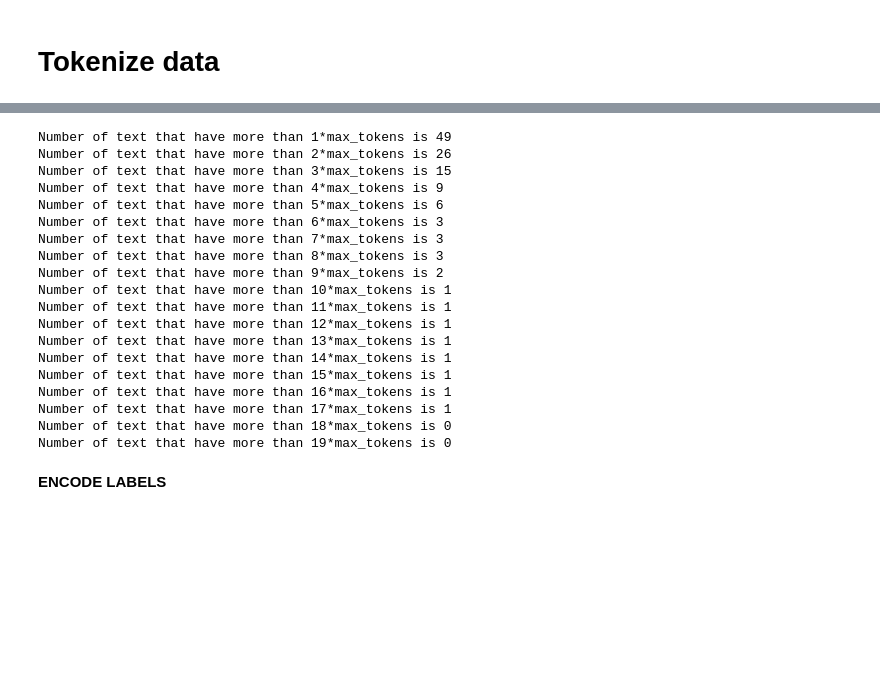
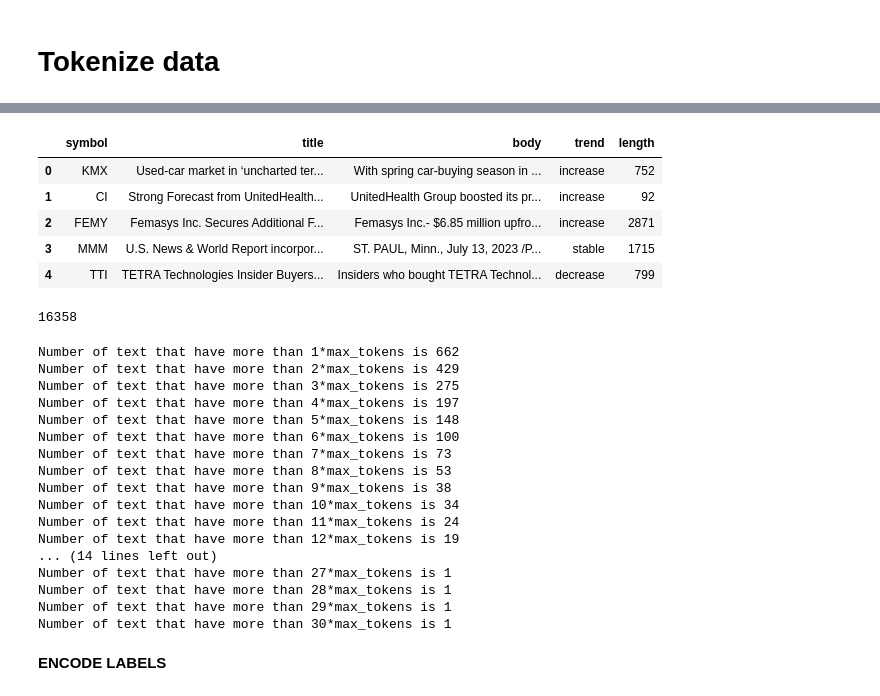
Before and after one commit to radup5/SentStock, a Jupyter notebook: COMP0087.ipynb, the cells around one changed output, grey strips where cells are left out. Drawn from its saved outputs; the diff is of its cells as text; code cells hidden in the pictures; blank space fills up the shorter version.

```diff
--- a/COMP0087.ipynb
+++ b/COMP0087.ipynb
@@ -81,8 +164,8 @@ df
 # %%
-# select stocks
-ticker = 'AAPL'
+# # select stocks
+# ticker = 'AAPL'
 
-df = df[df['symbol'] == ticker]
+# df = df[df['symbol'] == ticker]
 
-df = df.reset_index(drop=True)
-df
+# df = df.reset_index(drop=True)
+# df
@@ -178,0 +230,9 @@ Token indices sequence length is longer than the specified maximum sequence leng
+# %%
+df.head()
+# %% [output]
+|  | symbol | title | body | trend | length |
+| 0 | KMX | Used-car market in ‘uncharted ter... | With spring car-buying season in ... | increase | 752 |
+| 1 | CI | Strong Forecast from UnitedHealth... | UnitedHealth Group boosted its pr... | increase | 92 |
+| 2 | FEMY | Femasys Inc. Secures Additional F... | Femasys Inc.- $6.85 million upfro... | increase | 2871 |
+| 3 | MMM | U.S. News & World Report incorpor... | ST. PAUL, Minn., July 13, 2023 /P... | stable | 1715 |
+| 4 | TTI | TETRA Technologies Insider Buyers... | Insiders who bought TETRA Technol... | decrease | 799 |
@@ -179,30 +242,33 @@ Token indices sequence length is longer than the specified maximum sequence leng
+# %%
+max_length = df['length'].unique().max()
+max_length
+# %% [output]
+16358
 # %%
 max_length = df['length'].unique().max()
 max_length
 max_tokens = 512
-for i in range(1,20):
+for i in range(1,(max_length//max_tokens)):
     num = sum(df['length']>i*max_tokens)
     print(f"Number of text that have more than {i}*max_tokens is {num}")
 # %% [output]
-Number of text that have more than 1*max_tokens is 49
-Number of text that have more than 2*max_tokens is 26
-Number of text that have more than 3*max_tokens is 15
-Number of text that have more than 4*max_tokens is 9
-Number of text that have more than 5*max_tokens is 6
-Number of text that have more than 6*max_tokens is 3
-Number of text that have more than 7*max_tokens is 3
-Number of text that have more than 8*max_tokens is 3
-Number of text that have more than 9*max_tokens is 2
-Number of text that have more than 10*max_tokens is 1
-Number of text that have more than 11*max_tokens is 1
-Number of text that have more than 12*max_tokens is 1
-Number of text that have more than 13*max_tokens is 1
-Number of text that have more than 14*max_tokens is 1
-Number of text that have more than 15*max_tokens is 1
-Number of text that have more than 16*max_tokens is 1
-Number of text that have more than 17*max_tokens is 1
-Number of text that have more than 18*max_tokens is 0
-Number of text that have more than 19*max_tokens is 0
+Number of text that have more than 1*max_tokens is 662
+Number of text that have more than 2*max_tokens is 429
+Number of text that have more than 3*max_tokens is 275
+Number of text that have more than 4*max_tokens is 197
+Number of text that have more than 5*max_tokens is 148
+Number of text that have more than 6*max_tokens is 100
+Number of text that have more than 7*max_tokens is 73
+Number of text that have more than 8*max_tokens is 53
+Number of text that have more than 9*max_tokens is 38
+Number of text that have more than 10*max_tokens is 34
+Number of text that have more than 11*max_tokens is 24
+Number of text that have more than 12*max_tokens is 19
+... (14 lines left out)
+Number of text that have more than 27*max_tokens is 1
+Number of text that have more than 28*max_tokens is 1
+Number of text that have more than 29*max_tokens is 1
+Number of text that have more than 30*max_tokens is 1
 # %%
 def get_text_split(text, length=200, overlap=50, max_chunks=4):
     chunks = []
```
Also changed, not shown: parts of 35 cells of this notebook, 3 other files.
